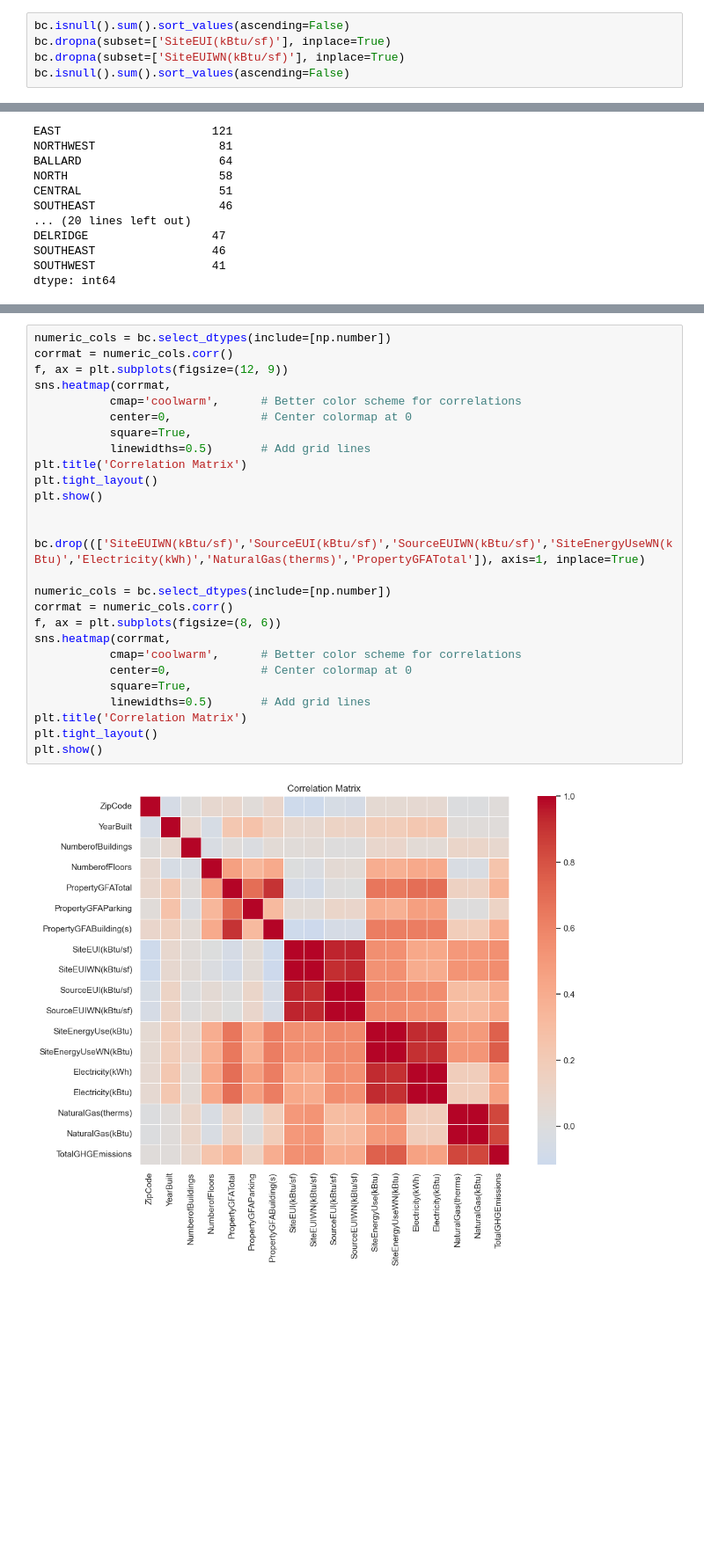
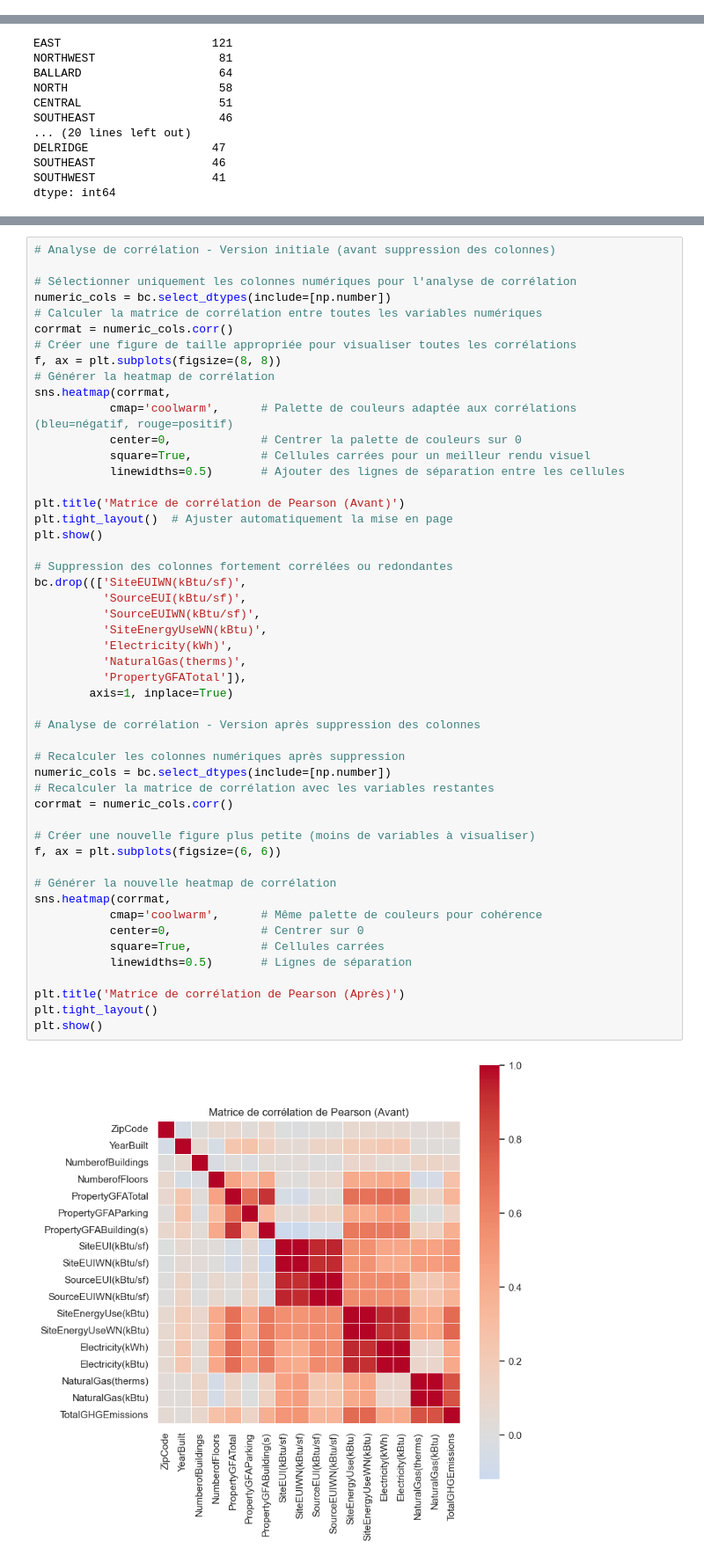
Before and after one commit to ticoraph/PredictDataBuilding, a Jupyter notebook: 1_Analyse_Exploratoire.ipynb, the cells around one changed output, grey strips where cells are left out. Shown at 88% size. Cells and saved outputs as stored; diff of their text form; blank space fills up the shorter version.

```diff
--- a/1_Analyse_Exploratoire.ipynb
+++ b/1_Analyse_Exploratoire.ipynb
@@ -72,5 +90,0 @@ Colonnes: 21
-# %%
-bc.isnull().sum().sort_values(ascending=False)
-bc.dropna(subset=['SiteEUI(kBtu/sf)'], inplace=True)
-bc.dropna(subset=['SiteEUIWN(kBtu/sf)'], inplace=True)
-bc.isnull().sum().sort_values(ascending=False)
@@ -399,30 +310,53 @@ plt.show()
 * On garde KBTU comme reference
 # %%
+# Analyse de corrélation - Version initiale (avant suppression des colonnes)
+
+# Sélectionner uniquement les colonnes numériques pour l'analyse de corrélation
 numeric_cols = bc.select_dtypes(include=[np.number])
+# Calculer la matrice de corrélation entre toutes les variables numériques
 corrmat = numeric_cols.corr()
-f, ax = plt.subplots(figsize=(12, 9))
+# Créer une figure de taille appropriée pour visualiser toutes les corrélations
+f, ax = plt.subplots(figsize=(8, 8))
+# Générer la heatmap de corrélation
 sns.heatmap(corrmat,
-           cmap='coolwarm',      # Better color scheme for correlations
-           center=0,             # Center colormap at 0
-           square=True,
-           linewidths=0.5)       # Add grid lines
-plt.title('Correlation Matrix')
+           cmap='coolwarm',      # Palette de couleurs adaptée aux corrélations (bleu=négatif, rouge=positif)
+           center=0,             # Centrer la palette de couleurs sur 0
+           square=True,          # Cellules carrées pour un meilleur rendu visuel
+           linewidths=0.5)       # Ajouter des lignes de séparation entre les cellules
+
+plt.title('Matrice de corrélation de Pearson (Avant)')
+plt.tight_layout()  # Ajuster automatiquement la mise en page
+plt.show()
+
+# Suppression des colonnes fortement corrélées ou redondantes
+bc.drop((['SiteEUIWN(kBtu/sf)',
+          'SourceEUI(kBtu/sf)',
+          'SourceEUIWN(kBtu/sf)',
+          'SiteEnergyUseWN(kBtu)',
+          'Electricity(kWh)',
+          'NaturalGas(therms)',
+          'PropertyGFATotal']),
+        axis=1, inplace=True)
+
+# Analyse de corrélation - Version après suppression des colonnes
+
+# Recalculer les colonnes numériques après suppression
+numeric_cols = bc.select_dtypes(include=[np.number])
+# Recalculer la matrice de corrélation avec les variables restantes
+corrmat = numeric_cols.corr()
+
+# Créer une nouvelle figure plus petite (moins de variables à visualiser)
+f, ax = plt.subplots(figsize=(6, 6))
+
+# Générer la nouvelle heatmap de corrélation
+sns.heatmap(corrmat,
+           cmap='coolwarm',      # Même palette de couleurs pour cohérence
+           center=0,             # Centrer sur 0
+           square=True,          # Cellules carrées
+           linewidths=0.5)       # Lignes de séparation
+
+plt.title('Matrice de corrélation de Pearson (Après)')
 plt.tight_layout()
 plt.show()
-
-
-bc.drop((['SiteEUIWN(kBtu/sf)','SourceEUI(kBtu/sf)','SourceEUIWN(kBtu/sf)','SiteEnergyUseWN(kBtu)','Electricity(kWh)','NaturalGas(therms)','PropertyGFATotal']), axis=1, inplace=True)
-
-numeric_cols = bc.select_dtypes(include=[np.number])
-corrmat = numeric_cols.corr()
-f, ax = plt.subplots(figsize=(8, 6))
-sns.heatmap(corrmat,
-           cmap='coolwarm',      # Better color scheme for correlations
-           center=0,             # Center colormap at 0
-           square=True,
-           linewidths=0.5)       # Add grid lines
-plt.title('Correlation Matrix')
-plt.tight_layout()
-plt.show()
 # %% [output]
-[figure, old version]
+[figure, new version]
```
Also changed, not shown: parts of 28 cells of this notebook, 16 other files.
